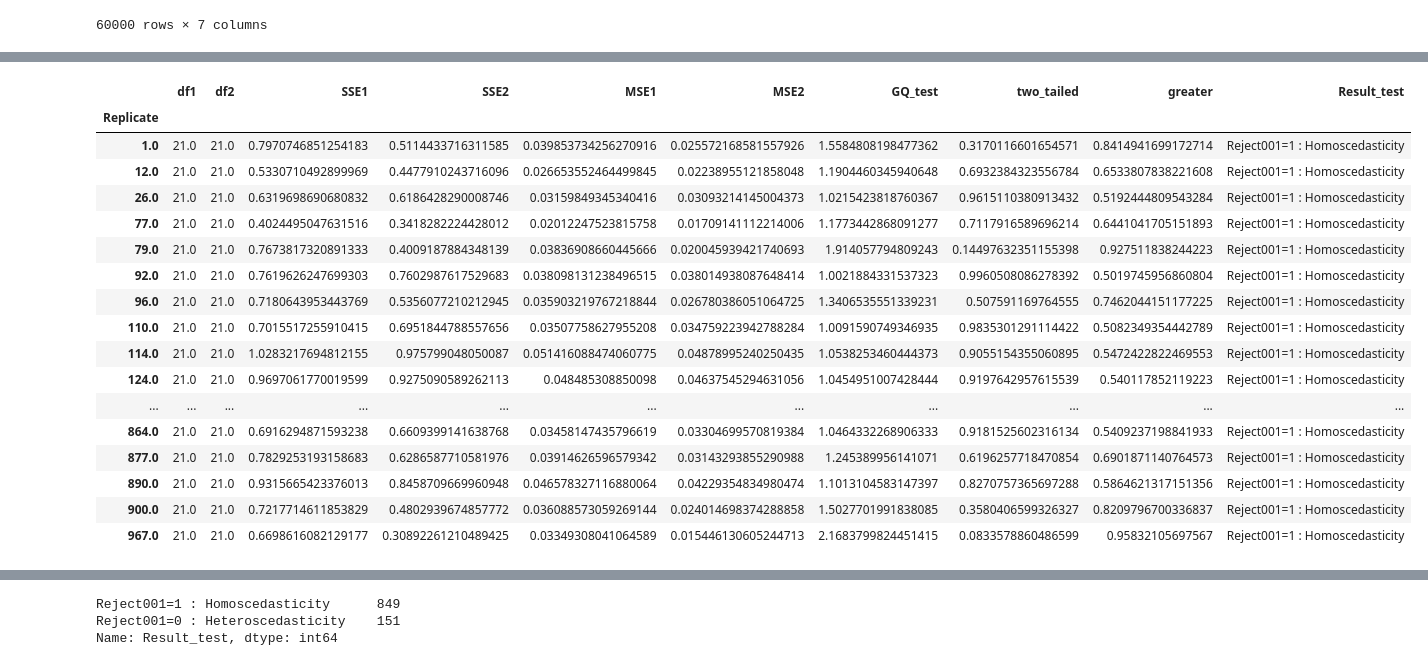
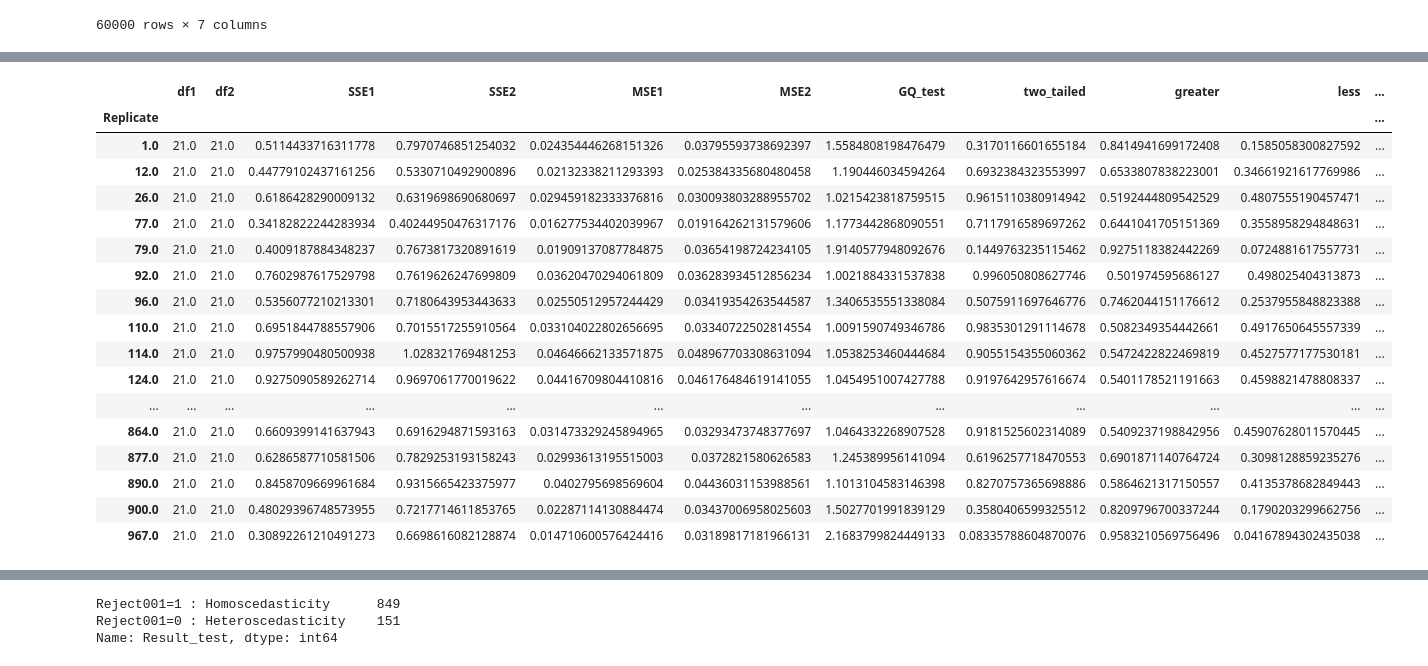
Before and after one commit to iam-fern/Generate_multiplication, a Jupyter notebook: GQtest_data_multi_delta_(_0_8)_n60_01.ipynb, the cells around one changed output, grey strips where cells are left out. Saved outputs shown, nothing was run; the diff lists cells and outputs as text; code cells hidden in the pictures.

```diff
--- a/GQtest_data_multi_delta_(_0_8)_n60_01.ipynb
+++ b/GQtest_data_multi_delta_(_0_8)_n60_01.ipynb
@@ -142,7 +176,6 @@ def get_result(run_replicate, percent_data):
     new_table_sort = new_table.sort_values('x2')
     new_table_sort.reset_index(inplace=True)
     new_table_sort.drop(['index'], axis=1, inplace=True)
-
 
     # แบ่งข้อมูลกลุ่มที่ 1
     table1 = new_table_sort.iloc[:int(percent_data*new_table_sort.shape[0]) , :]
@@ -156,8 +189,7 @@ def get_result(run_replicate, percent_data):
     # หาค่า df กลุ่ม 1
     DF1 = model1.df_resid + 1
     SSE1 = model1.ssr
-    MSE1 = model1.mse_resid
-
+    MSE1 = SSE1/DF1
 
     # แบ่งข้อมูลกลุ่มที่ 2
     table2 = new_table_sort.iloc[int((1-percent_data)*new_table_sort.shape[0]): , :]
@@ -171,23 +203,21 @@ def get_result(run_replicate, percent_data):
     # หาค่า df กลุ่ม 2
     DF2 = model2.df_resid + 1
     SSE2 = model2.ssr
-    MSE2 = model2.mse_resid
+    MSE2 = SSE2/DF2
 
     # ค่าสถิติทดสอบ
     GQ_test = (SSE2/DF2) / (SSE1/DF1)
-
 
     df2 = DF2
     df1 = DF1
 
     # คำนวณค่า p-value
-    # sf(x, dfn, dfd, loc=0, scale=1) : Survival function (also defined as 1 - cdf, but sf is sometimes more accurate)
+    # pdf(x, dfn, dfd, loc=0, scale=1) : Probability density function
     two_tailed = 2.0*(1.0-(ss.f.cdf(GQ_test, df2, df1)))
+    p_greater = ss.f.cdf(GQ_test, df2, df1)
+    p_less = 1.0-ss.f.cdf(GQ_test, df2, df1)
 
-    # pdf(x, dfn, dfd, loc=0, scale=1) : Probability density function
-    p_greater = ss.f.cdf(GQ_test, df2, df1)
-
-    return df2, df1, SSE2, SSE1, MSE2, MSE1, GQ_test, two_tailed, p_greater
+    return df1, df2, SSE1, SSE2, MSE1, MSE2, GQ_test, two_tailed, p_greater, p_less
 
 # สร้าง list ของ replicates
 list_replicate=list({i[0] for i in table.index})
@@ -203,13 +233,14 @@ list_MSE2=[]
 list_GQ_test=[]
 list_two_tailed=[]
 list_p_greater=[]
+list_p_less=[]
 
 # กำหนด % การแบ่งข้อมูล
 percent_data=0.4
 
 # ใช้ for loop สำหรับการ run ทุก replicates
 for run_replicate in list_replicate:
-    df1, df2, SSE1, SSE2, MSE1, MSE2, GQ_test, two_tailed, p_greater=get_result(run_replicate, percent_data)
+    df1, df2, SSE1, SSE2, MSE1, MSE2, GQ_test, two_tailed, p_greater, p_less=get_result(run_replicate, percent_data)
     list_df1.append(df1)
     list_SSE1.append(SSE1)
     list_df2.append(df2)
@@ -219,41 +250,42 @@ for run_replicate in list_replicate:
     list_GQ_test.append(GQ_test)
     list_two_tailed.append(two_tailed)
     list_p_greater.append(p_greater)
+    list_p_less.append(p_less)
 # %%
 # สร้างตารางผลลัพธ์
 alpha = 0.01
 pd.set_option('display.max_rows', 1000)
 pd.set_option('display.max_columns', 1000)
 pd.set_option('display.width', 1000)
 result=pd.DataFrame({"Replicate":list_replicate, "df1":list_df1, "df2":list_df2, "SSE1":list_SSE1,
                      "SSE2":list_SSE2, "MSE1":list_MSE1, "MSE2":list_MSE2,
-                     "GQ_test":list_GQ_test, "two_tailed":list_two_tailed, "greater":list_p_greater})
+                     "GQ_test":list_GQ_test, "two_tailed":list_two_tailed, "greater":list_p_greater, "less":list_p_less})
 result.set_index(['Replicate'], inplace=True)
-result=result[(result["two_tailed"]<=1) & (result["greater"]<=1)]
+result=result[(result["two_tailed"]<=1) & (result["greater"]<=1) & (result["less"]<=1)]
 result["Result_test"]=result["two_tailed"].apply(lambda p_value: 'Reject001=0 : Heteroscedasticity'
-                                                                  if p_value < alpha else 'Reject001=1 : Homoscedasticity')
+                                                 if p_value < alpha else 'Reject001=1 : Homoscedasticity')
 #two_tailed_new_show=two_tailed_new.drop(columns="greater")
 
 result.astype(str)
 # %% [output]
-|  | df1 | df2 | SSE1 | SSE2 | MSE1 | MSE2 | GQ_test | two_tailed | greater | Result_test |
-| Replicate |  |  |  |  |  |  |  |  |  |  |
-| 1.0 | 21.0 | 21.0 | 0.7970746851254183 | 0.5114433716311585 | 0.039853734256270916 | 0.025572168581557926 | 1.5584808198477362 | 0.3170116601654571 | 0.8414941699172714 | Reject001=1 : Homoscedasticity |
-| 12.0 | 21.0 | 21.0 | 0.5330710492899969 | 0.4477910243716096 | 0.026653552464499845 | 0.02238955121858048 | 1.1904460345940648 | 0.6932384323556784 | 0.6533807838221608 | Reject001=1 : Homoscedasticity |
-| 26.0 | 21.0 | 21.0 | 0.6319698690680832 | 0.6186428290008746 | 0.03159849345340416 | 0.03093214145004373 | 1.0215423818760367 | 0.9615110380913432 | 0.5192444809543284 | Reject001=1 : Homoscedasticity |
-| 77.0 | 21.0 | 21.0 | 0.4024495047631516 | 0.3418282224428012 | 0.02012247523815758 | 0.01709141112214006 | 1.1773442868091277 | 0.7117916589696214 | 0.6441041705151893 | Reject001=1 : Homoscedasticity |
-| 79.0 | 21.0 | 21.0 | 0.7673817320891333 | 0.4009187884348139 | 0.03836908660445666 | 0.020045939421740693 | 1.914057794809243 | 0.14497632351155398 | 0.927511838244223 | Reject001=1 : Homoscedasticity |
-| 92.0 | 21.0 | 21.0 | 0.7619626247699303 | 0.7602987617529683 | 0.038098131238496515 | 0.038014938087648414 | 1.0021884331537323 | 0.9960508086278392 | 0.5019745956860804 | Reject001=1 : Homoscedasticity |
-| 96.0 | 21.0 | 21.0 | 0.7180643953443769 | 0.5356077210212945 | 0.035903219767218844 | 0.026780386051064725 | 1.3406535551339231 | 0.507591169764555 | 0.7462044151177225 | Reject001=1 : Homoscedasticity |
-| 110.0 | 21.0 | 21.0 | 0.7015517255910415 | 0.6951844788557656 | 0.03507758627955208 | 0.034759223942788284 | 1.0091590749346935 | 0.9835301291114422 | 0.5082349354442789 | Reject001=1 : Homoscedasticity |
-| 114.0 | 21.0 | 21.0 | 1.0283217694812155 | 0.975799048050087 | 0.051416088474060775 | 0.04878995240250435 | 1.0538253460444373 | 0.9055154355060895 | 0.5472422822469553 | Reject001=1 : Homoscedasticity |
-| 124.0 | 21.0 | 21.0 | 0.9697061770019599 | 0.9275090589262113 | 0.048485308850098 | 0.04637545294631056 | 1.0454951007428444 | 0.9197642957615539 | 0.540117852119223 | Reject001=1 : Homoscedasticity |
-| ... | ... | ... | ... | ... | ... | ... | ... | ... | ... | ... |
-| 864.0 | 21.0 | 21.0 | 0.6916294871593238 | 0.6609399141638768 | 0.03458147435796619 | 0.03304699570819384 | 1.0464332268906333 | 0.9181525602316134 | 0.5409237198841933 | Reject001=1 : Homoscedasticity |
-| 877.0 | 21.0 | 21.0 | 0.7829253193158683 | 0.6286587710581976 | 0.03914626596579342 | 0.03143293855290988 | 1.245389956141071 | 0.6196257718470854 | 0.6901871140764573 | Reject001=1 : Homoscedasticity |
-| 890.0 | 21.0 | 21.0 | 0.9315665423376013 | 0.8458709669960948 | 0.046578327116880064 | 0.04229354834980474 | 1.1013104583147397 | 0.8270757365697288 | 0.5864621317151356 | Reject001=1 : Homoscedasticity |
-| 900.0 | 21.0 | 21.0 | 0.7217714611853829 | 0.4802939674857772 | 0.036088573059269144 | 0.024014698374288858 | 1.5027701991838085 | 0.3580406599326327 | 0.8209796700336837 | Reject001=1 : Homoscedasticity |
-| 967.0 | 21.0 | 21.0 | 0.6698616082129177 | 0.30892261210489425 | 0.03349308041064589 | 0.015446130605244713 | 2.1683799824451415 | 0.0833578860486599 | 0.95832105697567 | Reject001=1 : Homoscedasticity |
+|  | df1 | df2 | SSE1 | SSE2 | MSE1 | MSE2 | GQ_test | two_tailed | greater | less | ... |
+| Replicate |  |  |  |  |  |  |  |  |  |  | ... |
+| 1.0 | 21.0 | 21.0 | 0.5114433716311778 | 0.7970746851254032 | 0.024354446268151326 | 0.03795593738692397 | 1.5584808198476479 | 0.3170116601655184 | 0.8414941699172408 | 0.1585058300827592 | ... |
+| 12.0 | 21.0 | 21.0 | 0.44779102437161256 | 0.5330710492900896 | 0.02132338211293393 | 0.025384335680480458 | 1.190446034594264 | 0.6932384323553997 | 0.6533807838223001 | 0.34661921617769986 | ... |
+| 26.0 | 21.0 | 21.0 | 0.6186428290009132 | 0.6319698690680697 | 0.029459182333376816 | 0.030093803288955702 | 1.0215423818759515 | 0.9615110380914942 | 0.5192444809542529 | 0.4807555190457471 | ... |
+| 77.0 | 21.0 | 21.0 | 0.34182822244283934 | 0.40244950476317176 | 0.016277534402039967 | 0.019164262131579606 | 1.1773442868090551 | 0.7117916589697262 | 0.6441041705151369 | 0.3558958294848631 | ... |
+| 79.0 | 21.0 | 21.0 | 0.4009187884348237 | 0.7673817320891619 | 0.01909137087784875 | 0.03654198724234105 | 1.9140577948092676 | 0.1449763235115462 | 0.9275118382442269 | 0.0724881617557731 | ... |
+| 92.0 | 21.0 | 21.0 | 0.7602987617529798 | 0.7619626247699809 | 0.03620470294061809 | 0.036283934512856234 | 1.0021884331537838 | 0.996050808627746 | 0.501974595686127 | 0.498025404313873 | ... |
+| 96.0 | 21.0 | 21.0 | 0.5356077210213301 | 0.7180643953443633 | 0.02550512957244429 | 0.03419354263544587 | 1.3406535551338084 | 0.5075911697646776 | 0.7462044151176612 | 0.2537955848823388 | ... |
+| 110.0 | 21.0 | 21.0 | 0.6951844788557906 | 0.7015517255910564 | 0.033104022802656695 | 0.03340722502814554 | 1.0091590749346786 | 0.9835301291114678 | 0.5082349354442661 | 0.4917650645557339 | ... |
+| 114.0 | 21.0 | 21.0 | 0.9757990480500938 | 1.028321769481253 | 0.04646662133571875 | 0.048967703308631094 | 1.0538253460444684 | 0.9055154355060362 | 0.5472422822469819 | 0.4527577177530181 | ... |
+| 124.0 | 21.0 | 21.0 | 0.9275090589262714 | 0.9697061770019622 | 0.04416709804410816 | 0.046176484619141055 | 1.0454951007427788 | 0.9197642957616674 | 0.5401178521191663 | 0.4598821478808337 | ... |
+| ... | ... | ... | ... | ... | ... | ... | ... | ... | ... | ... | ... |
+| 864.0 | 21.0 | 21.0 | 0.6609399141637943 | 0.6916294871593163 | 0.031473329245894965 | 0.03293473748377697 | 1.0464332268907528 | 0.9181525602314089 | 0.5409237198842956 | 0.45907628011570445 | ... |
+| 877.0 | 21.0 | 21.0 | 0.6286587710581506 | 0.7829253193158243 | 0.02993613195515003 | 0.0372821580626583 | 1.245389956141094 | 0.6196257718470553 | 0.6901871140764724 | 0.3098128859235276 | ... |
+| 890.0 | 21.0 | 21.0 | 0.8458709669961684 | 0.9315665423375977 | 0.0402795698569604 | 0.04436031153988561 | 1.1013104583146398 | 0.8270757365698886 | 0.5864621317150557 | 0.4135378682849443 | ... |
+| 900.0 | 21.0 | 21.0 | 0.48029396748573955 | 0.7217714611853765 | 0.02287114130884474 | 0.03437006958025603 | 1.5027701991839129 | 0.3580406599325512 | 0.8209796700337244 | 0.1790203299662756 | ... |
+| 967.0 | 21.0 | 21.0 | 0.30892261210491273 | 0.6698616082128874 | 0.014710600576424416 | 0.03189817181966131 | 2.1683799824449133 | 0.08335788604870076 | 0.9583210569756496 | 0.04167894302435038 | ... |
 # %%
 # สร้างตารางผลลัพธ์
 alpha = 0.01
```
Also changed, not shown: parts of 3 cells of this notebook.
